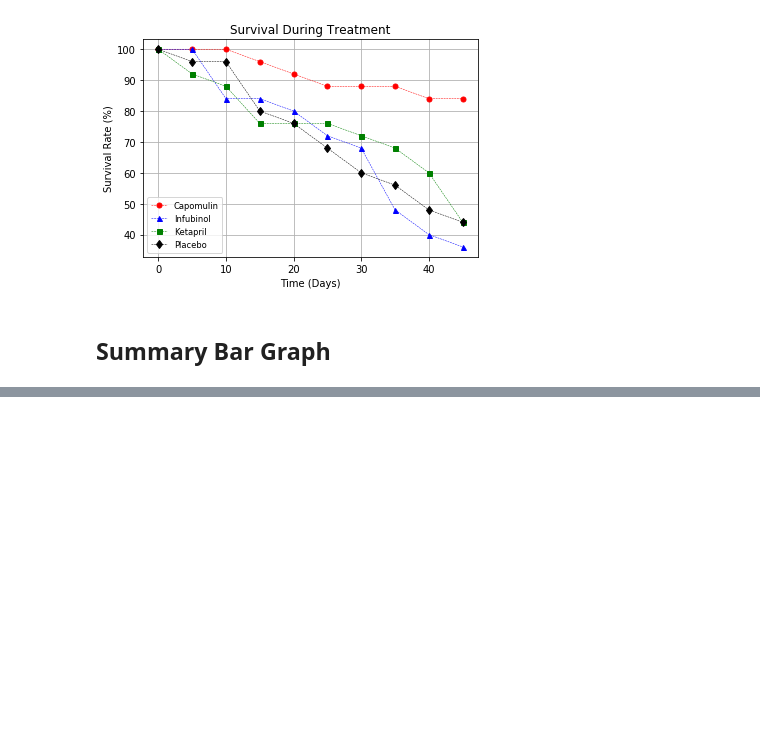
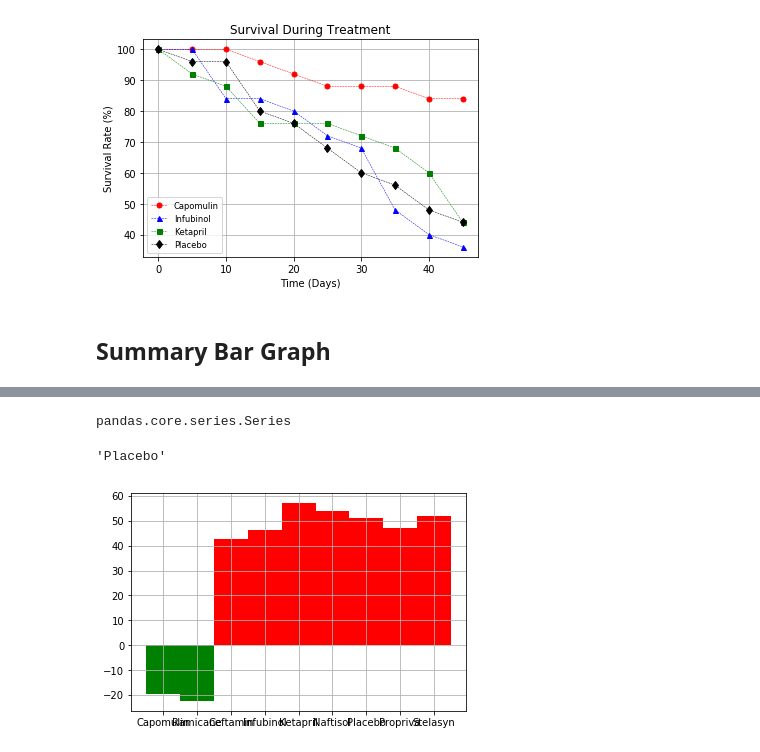
Before and after one commit to jcmachdata/Pymaceuticals, a Jupyter notebook: pymaceuticals.ipynb, the cells around one changed output, grey strips where cells are left out. Cells and saved outputs as stored; diff of their text form; code cells hidden in the pictures; blank space fills up the shorter version.

```diff
--- a/pymaceuticals.ipynb
+++ b/pymaceuticals.ipynb
@@ -346,5 +334,6 @@ plt.show()
 ## Summary Bar Graph
 # %%
 # Calculate the percent changes for each drug
-
+percent_change = 100*(df_group_rf.loc[45] - df_group_rf.loc[0])/df_group_rf.loc[0]
 # Display the data to confirm
+percent_change
@@ -350,0 +353,43 @@ plt.show()
+# %%
+type(percent_change)
+# %% [output]
+pandas.core.series.Series
+# %%
+percent_change.index[5]
+# %% [output]
+'Placebo'
+# %%
+# Store all Relevant Percent Changes into a Tuple
+
+positive = []
+positive_x = []
+negative = []
+negative_x = []
+
+for x in range(0,9):
+    if percent_change[x] > 0:
+        positive.append(percent_change[x])
+        positive_x.append(percent_change.index[x])
+    else:
+        negative.append(percent_change[x])
+        negative_x.append(percent_change.index[x])
+
+# Splice the data between passing and failing drugs
+# %%
+# Orient widths. Add labels, tick marks, etc.
+plt.bar(negative_x, negative, width=1, color='g', alpha=1, align="center")
+plt.bar(positive_x, positive, width=1, color='r', alpha=1, align="center")
+plt.grid()
+# Use functions to label the percentages of changes
+
+
+# Call functions to implement the function calls
+
+
+# Save the Figure
+
+
+# Show the Figure
+#fig.show()
+# %% [output]
+[figure, added]
```
Also changed, not shown: parts of 6 cells of this notebook.
